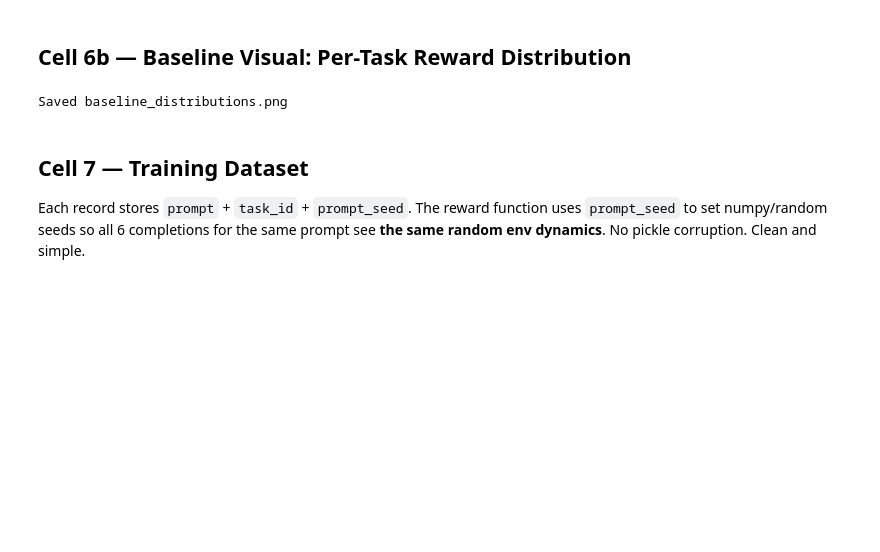
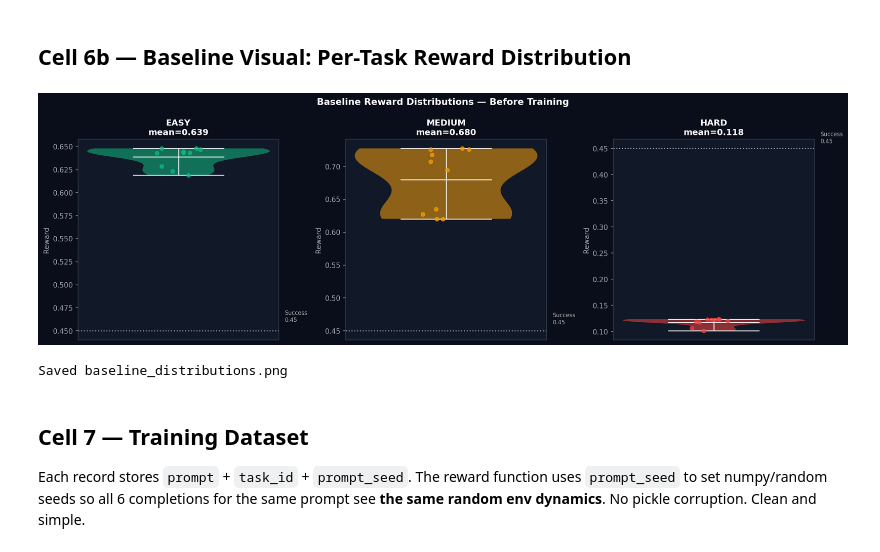
Before and after one commit to umed-indulkar/orbital-anomaly-openenv, a Jupyter notebook: Orbital_Anomaly_openenv.ipynb, the cells around one changed output. Drawn from its saved outputs; the diff is of its cells as text; code cells hidden in the pictures; blank space fills up the shorter version.

```diff
--- a/Orbital_Anomaly_openenv.ipynb
+++ b/Orbital_Anomaly_openenv.ipynb
@@ -370,33 +365,37 @@ fig.patch.set_facecolor(BG)
 fig.suptitle('Baseline Reward Distributions — Before Training',
              color='white', fontsize=13, fontweight='bold')
 
 colors = {'easy':'#10b981','medium':'#f59e0b','hard':'#ef4444'}
 for ax, task in zip(axes, ['easy','medium','hard']):
     ax.set_facecolor(PANEL)
     data = baseline[task]
     vp   = ax.violinplot(data, positions=[0], widths=0.6,
                          showmeans=True, showextrema=True)
     for pc in vp['bodies']:
         pc.set_facecolor(colors[task]); pc.set_alpha(0.55)
     for k in ['cmeans','cmaxes','cmins','cbars']:
         vp[k].set_color('white'); vp[k].set_alpha(0.8)
     jitter = np.random.uniform(-0.08, 0.08, len(data))
     ax.scatter(jitter, data, color=colors[task], alpha=0.75, s=30, zorder=3)
     ax.axhline(0.45, color='white', ls=':', lw=1.5, alpha=0.6)
     ax.text(0.35, 0.46, 'Success\n0.45', color='#aaa', fontsize=8)
     mean_v = np.mean(data)
     ax.set_title(f'{task.upper()}\nmean={mean_v:.3f}',
                  color='white', fontsize=12, fontweight='bold')
     ax.set_xticks([])
     ax.set_ylabel('Reward', color='#9ca3af')
     ax.tick_params(colors='#9ca3af')
     for sp in ax.spines.values(): sp.set_color('#374151')
 
 plt.tight_layout()
 plt.savefig('baseline_distributions.png', dpi=150, bbox_inches='tight', facecolor=BG)
+# Embed image inline so GitHub renders it
+from IPython.display import Image as _Img, display as _disp
+_disp(_Img(filename='baseline_distributions.png', width=900))
 plt.show()
 print("Saved baseline_distributions.png")
 # %% [output]
+[figure, added]
 Saved baseline_distributions.png
 # %% [markdown]
 ## Cell 7 — Training Dataset
```
Also changed, not shown: parts of 10 cells of this notebook.
